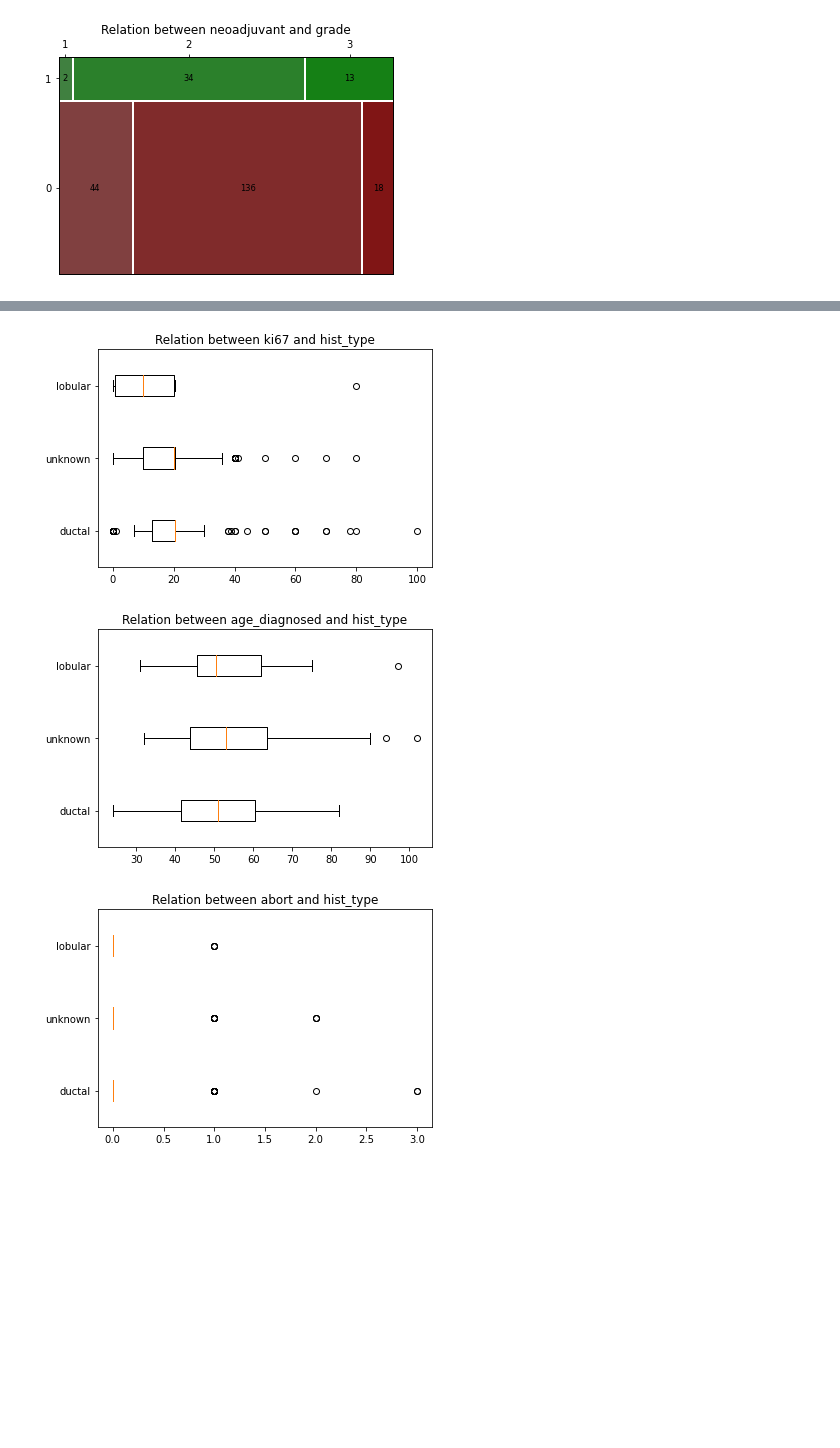
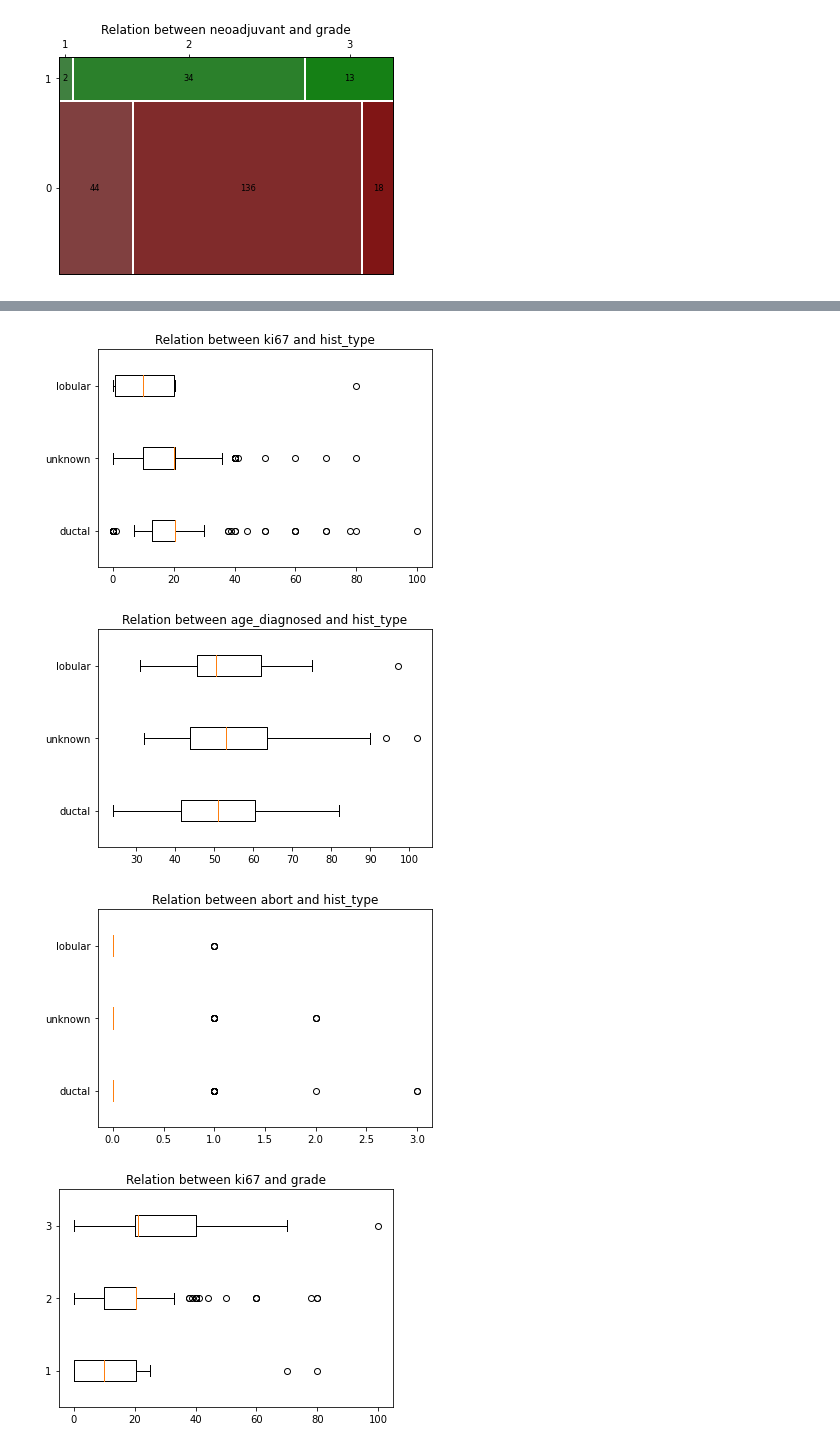
Before and after one commit to GNajeral/Data-Process, a Jupyter notebook: Second_Assignment/DataAnalysis.ipynb, the cells around one changed output, grey strips where cells are left out. Cells and saved outputs as stored; diff of their text form; code cells hidden in the pictures; blank space fills up the shorter version.

```diff
--- a/Second_Assignment/DataAnalysis.ipynb
+++ b/Second_Assignment/DataAnalysis.ipynb
@@ -322,21 +375,23 @@ neoadjuvant
 # %%
 def boxplot(categorical, numerical):
   data = []
   for type in (df[categorical]).unique():
     aux = []
     for i in range(len(df['ehr'])):
       if df[categorical][i] == type:
         aux.append(df[numerical][i])
     data.append(aux)
 
   plt.boxplot(data, vert = False, labels = df[categorical].unique())
   plt.title("Relation between " + numerical +" and "+ categorical)
   plt.show()
 
 boxplot('hist_type','ki67')
 boxplot('hist_type','age_diagnosed')
 boxplot('hist_type','abort')
+boxplot('grade','ki67')
 # %% [output]
 [figure]
 [figure]
 [figure]
+[figure, added]
```
Also changed, not shown: parts of 14 cells of this notebook, 3 other files.
